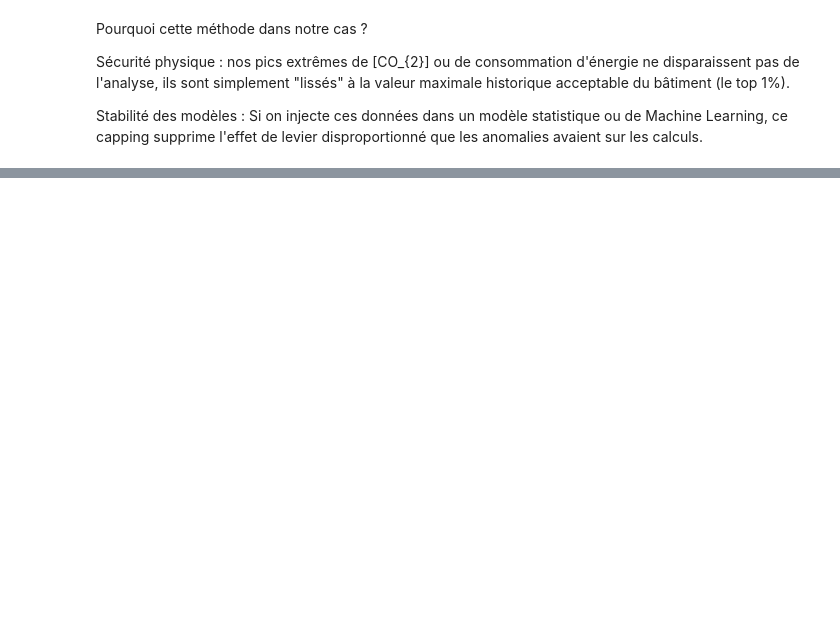
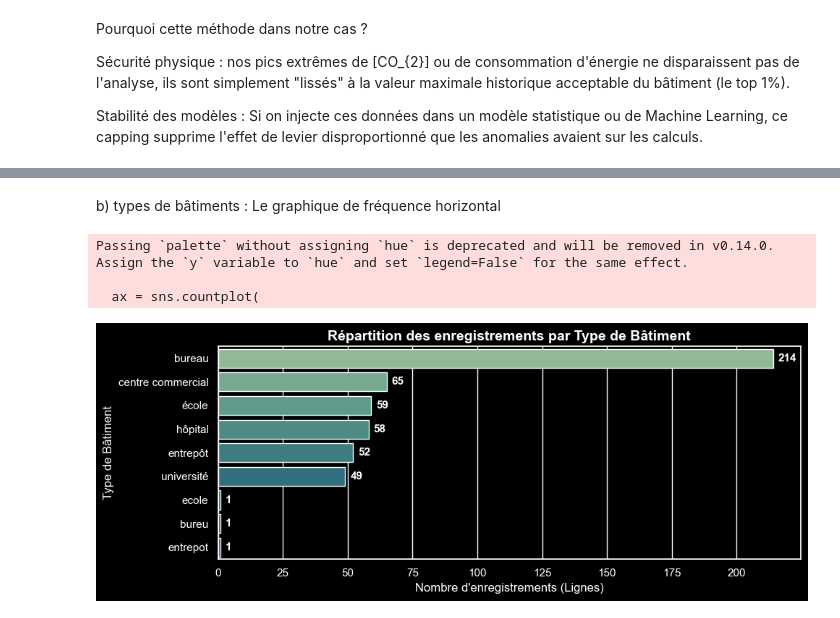
Before and after one commit to cheikhahmedtidiane/atelier_prepa_donnees_tab, a Jupyter notebook: atelier_prepa_donnees_tab/notebooks/atelier_prepa_donnees_tab.ipynb, the cells around one changed output, grey strips where cells are left out. Drawn from its saved outputs; the diff is of its cells as text; code cells hidden in the pictures; blank space fills up the shorter version.

```diff
--- a/atelier_prepa_donnees_tab/notebooks/atelier_prepa_donnees_tab.ipynb
+++ b/atelier_prepa_donnees_tab/notebooks/atelier_prepa_donnees_tab.ipynb
@@ -713,0 +803,44 @@ Stabilité des modèles : Si on injecte ces données dans un modèle statistique
+# %% [markdown]
+b) types de bâtiments : Le graphique de fréquence horizontal
+# %%
+import matplotlib.pyplot as plt
+import seaborn as sns
+
+plt.figure(figsize=(10, 4))
+#sns.set_theme(style="darkgrid")
+plt.style.use('dark_background')
+
+# Création du graphique de fréquence (trié du plus fréquent au moins fréquent)
+ax = sns.countplot(
+    data=df_clean,
+    y='type_batiment',
+    order=df_clean['type_batiment'].value_counts().index,
+    palette='crest'
+)
+
+# Ajout des valeurs numériques au bout de chaque barre barre
+for p in ax.patches:
+    width = p.get_width()
+    ax.annotate(
+        f'{int(width)}',
+        (width, p.get_y() + p.get_height() / 2.),
+        ha='left',
+        va='center',
+        fontsize=11,
+        fontweight='bold',
+        xytext=(5, 0),
+        textcoords='offset points'
+    )
+
+# Personnalisation des titres
+plt.title("Répartition des enregistrements par Type de Bâtiment", fontsize=14, fontweight='bold')
+plt.xlabel("Nombre d'enregistrements (Lignes)", fontsize=12)
+plt.ylabel("Type de Bâtiment", fontsize=12)
+
+plt.tight_layout()
+plt.show()
+# %% [output]
+Passing `palette` without assigning `hue` is deprecated and will be removed in v0.14.0. Assign the `y` variable to `hue` and set `legend=False` for the same effect.
+
+  ax = sns.countplot(
+[figure, added]
```
Also changed, not shown: parts of 22 cells of this notebook.
